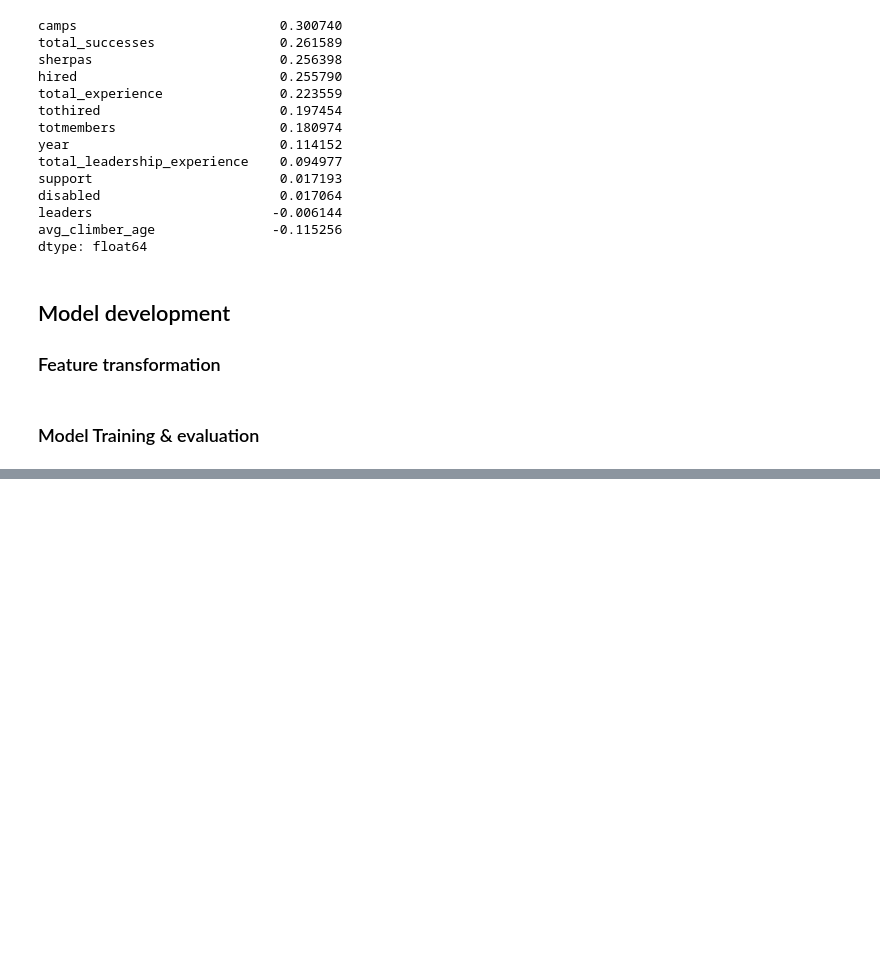
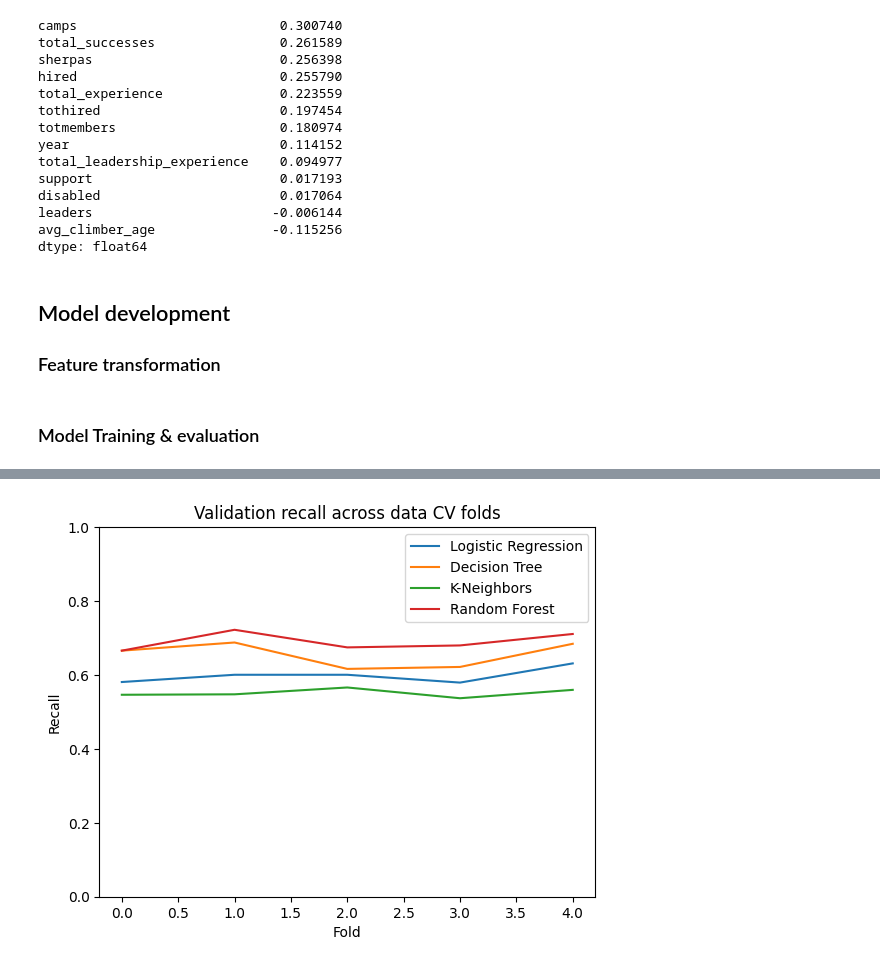
Before and after one commit to bastien-winant/ml-zoomcamp, a Jupyter notebook: midterm/notebook.ipynb, the cells around one changed output, grey strips where cells are left out. Drawn from its saved outputs; the diff is of its cells as text; code cells hidden in the pictures; blank space fills up the shorter version.

Commit message:
final model testing

```diff
--- a/midterm/notebook.ipynb
+++ b/midterm/notebook.ipynb
@@ -762,0 +585,32 @@ for t in thresholds:
+# %%
+# LOGISTIC REGRESSION
+lr = LogisticRegression(random_state=42)
+lr_scores = cv_scores(cv, X_train, y_train, lr)
+lr_scores['model'] = 'Logistic Regression'
+# %%
+# DECISION TREE
+dt = DecisionTreeClassifier(random_state=42)
+dt_scores = cv_scores(cv, X_train, y_train, dt)
+dt_scores['model'] = 'Decision Tree'
+# %%
+# K NEIGHBORS
+kn = KNeighborsClassifier()
+kn_scores = cv_scores(cv, X_train, y_train, kn)
+kn_scores['model'] = 'K-Neighbors'
+# %%
+rf = RandomForestClassifier(random_state=42)
+rf_scores = cv_scores(cv, X_train, y_train, rf)
+rf_scores['model'] = 'Random Forest'
+# %%
+plt.plot(lr_scores.split, lr_scores.recall, label=lr_scores.model.unique())
+plt.plot(dt_scores.split, dt_scores.recall, label=dt_scores.model.unique())
+plt.plot(kn_scores.split, kn_scores.recall, label=kn_scores.model.unique())
+plt.plot(rf_scores.split, rf_scores.recall, label=rf_scores.model.unique())
+plt.legend()
+plt.ylim((0, 1))
+plt.title('Validation recall across data CV folds')
+plt.xlabel('Fold')
+plt.ylabel('Recall')
+plt.show()
+# %% [output]
+[figure, added]
```
Also changed, not shown: parts of 69 cells of this notebook.
